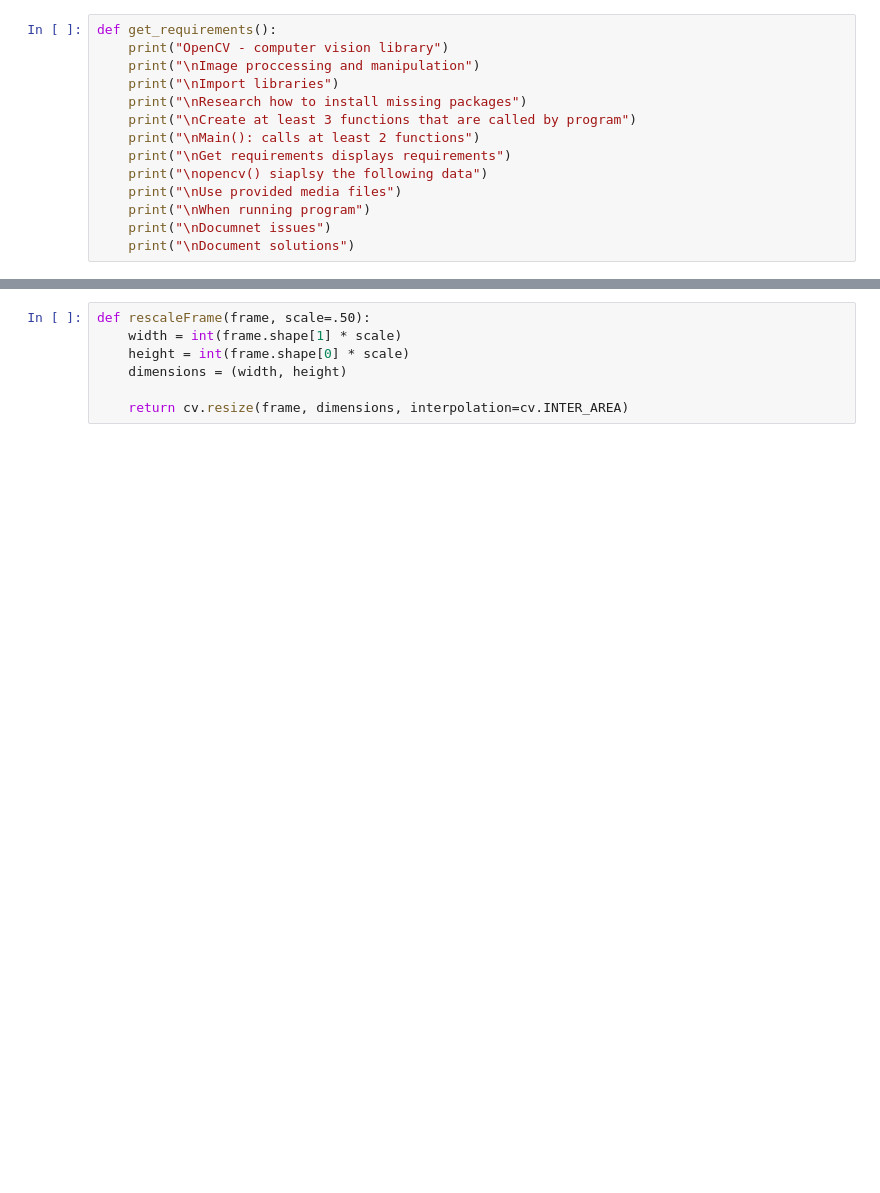
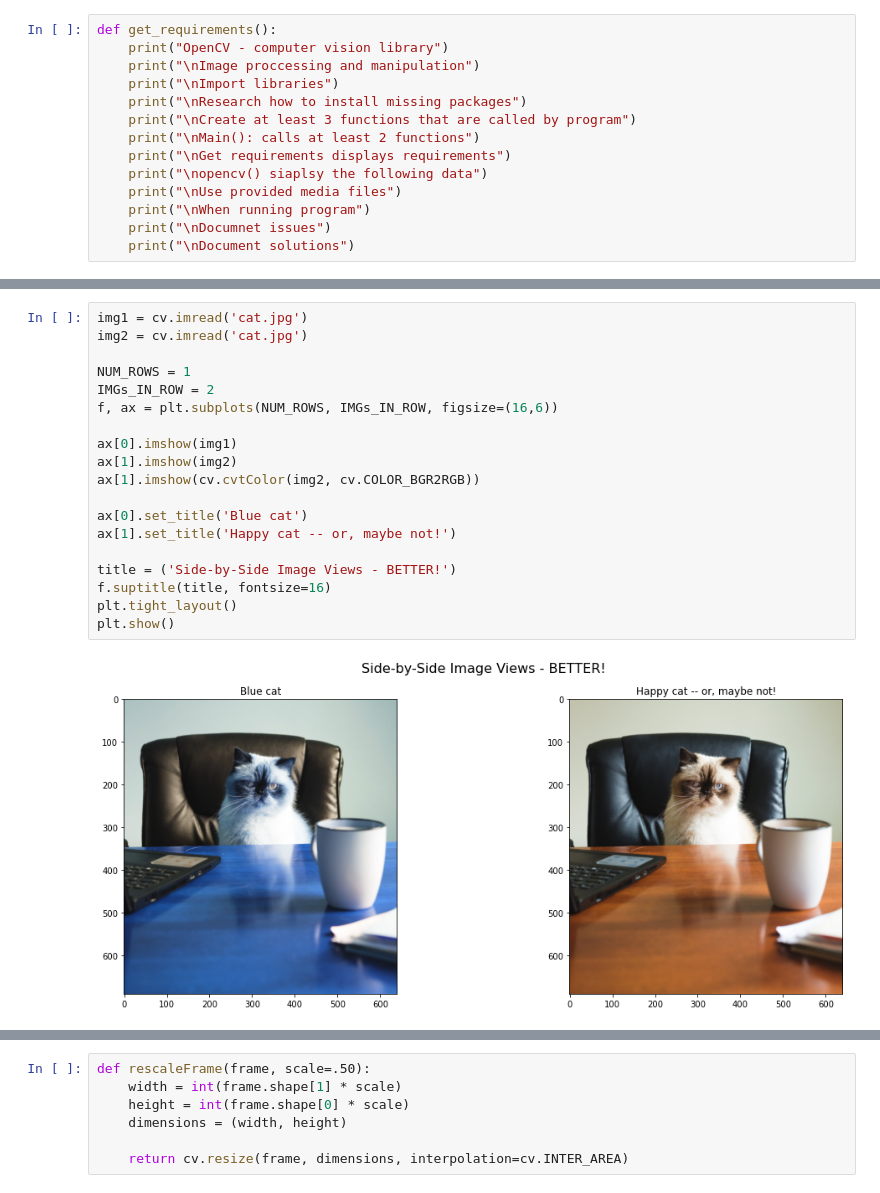
Before and after one commit to jdanthdavis/lis4905, a Jupyter notebook: projects/mm19ch/week10/docs/week10.ipynb, the cells around one changed output, grey strips where cells are left out. Saved outputs shown, nothing was run; the diff lists cells and outputs as text; blank space fills up the shorter version.

```diff
--- a/projects/mm19ch/week10/docs/week10.ipynb
+++ b/projects/mm19ch/week10/docs/week10.ipynb
@@ -100,0 +50,21 @@ def opencv():
+# %%
+img1 = cv.imread('cat.jpg')
+img2 = cv.imread('cat.jpg')
+
+NUM_ROWS = 1
+IMGs_IN_ROW = 2
+f, ax = plt.subplots(NUM_ROWS, IMGs_IN_ROW, figsize=(16,6))
+
+ax[0].imshow(img1)
+ax[1].imshow(img2)
+ax[1].imshow(cv.cvtColor(img2, cv.COLOR_BGR2RGB))
+
+ax[0].set_title('Blue cat')
+ax[1].set_title('Happy cat -- or, maybe not!')
+
+title = ('Side-by-Side Image Views - BETTER!')
+f.suptitle(title, fontsize=16)
+plt.tight_layout()
+plt.show()
+# %% [output]
+[figure, added]
```
Also changed, not shown: parts of 5 cells of this notebook, 21 other files.
